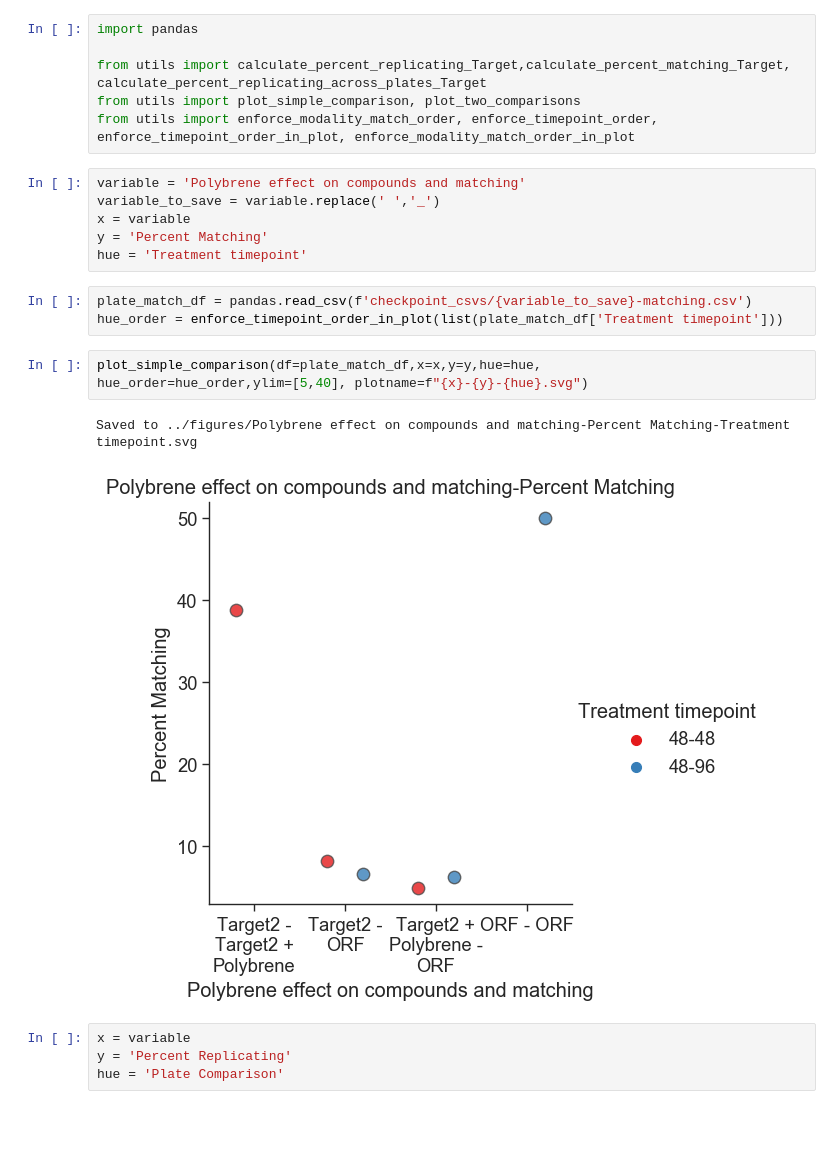
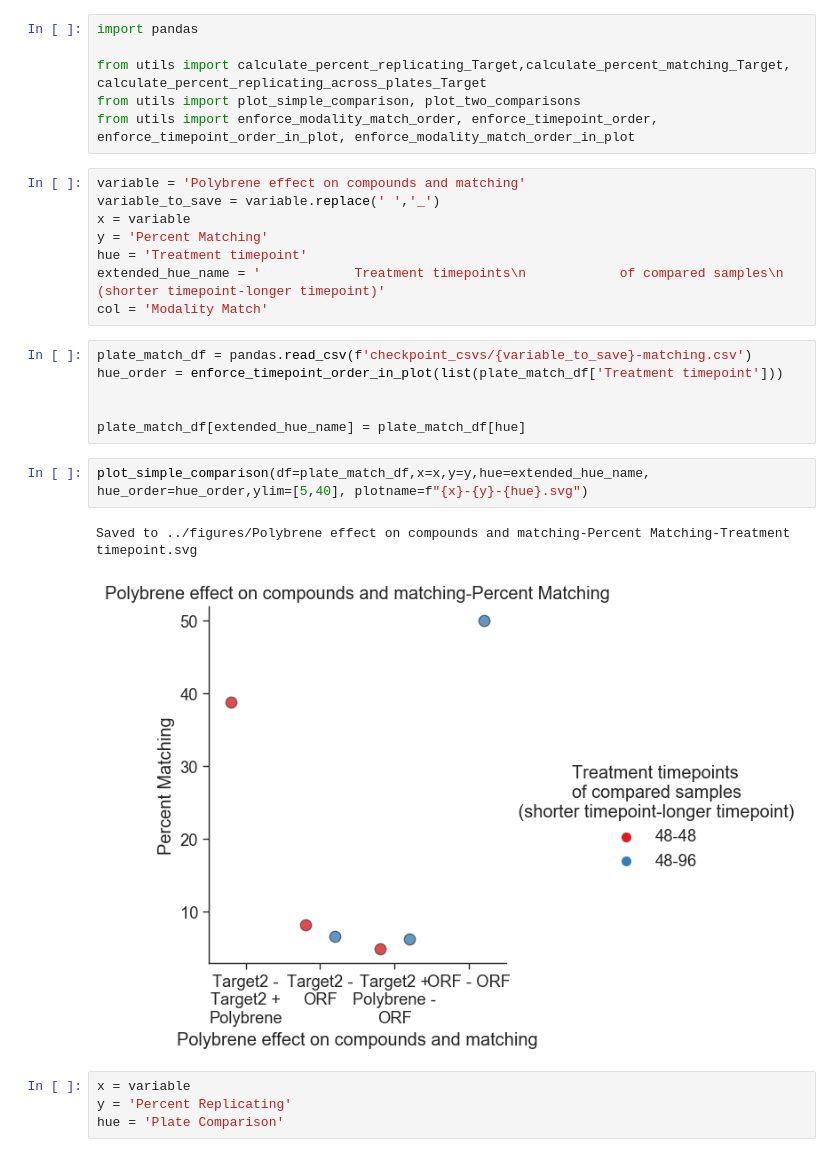
Before and after one commit to carpenter-singh-lab/2023_Cimini_NatureProtocols, a Jupyter notebook: notebooks/AssessPolybreneOnCompounds.ipynb, the cells around one changed output. Cells and saved outputs as stored; diff of their text form; blank space fills up the shorter version.

Commit message:
Rerun polybrene with updated timepoint description

```diff
--- a/notebooks/AssessPolybreneOnCompounds.ipynb
+++ b/notebooks/AssessPolybreneOnCompounds.ipynb
@@ -143,15 +143,20 @@ variable_to_save = variable.replace(' ','_')
 x = variable
 y = 'Percent Matching'
 hue = 'Treatment timepoint'
+extended_hue_name = '            Treatment timepoints\n            of compared samples\n (shorter timepoint-longer timepoint)'
+col = 'Modality Match'
 # %%
 plate_match_df = pandas.read_csv(f'checkpoint_csvs/{variable_to_save}-matching.csv')
 hue_order = enforce_timepoint_order_in_plot(list(plate_match_df['Treatment timepoint']))
+
+
+plate_match_df[extended_hue_name] = plate_match_df[hue]
 # %%
-plot_simple_comparison(df=plate_match_df,x=x,y=y,hue=hue,
+plot_simple_comparison(df=plate_match_df,x=x,y=y,hue=extended_hue_name,
 hue_order=hue_order,ylim=[5,40], plotname=f"{x}-{y}-{hue}.svg")
 # %% [output]
 Saved to ../figures/Polybrene effect on compounds and matching-Percent Matching-Treatment timepoint.svg
-[figure, old version]
+[figure, new version]
 # %%
 x = variable
 y = 'Percent Replicating'
```
Also changed, not shown: parts of 1 cell of this notebook, 2 other files.
